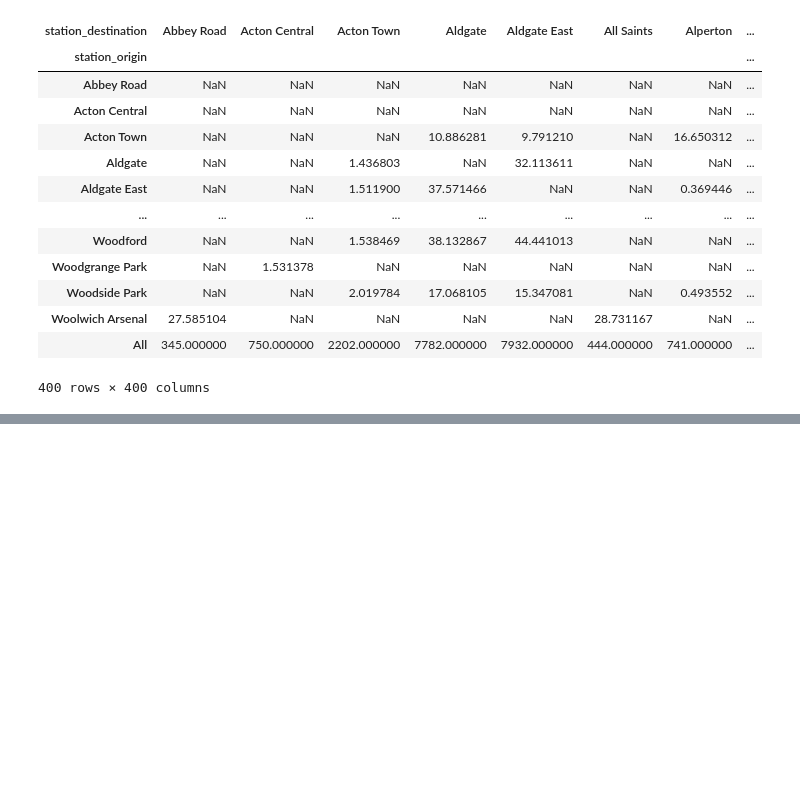
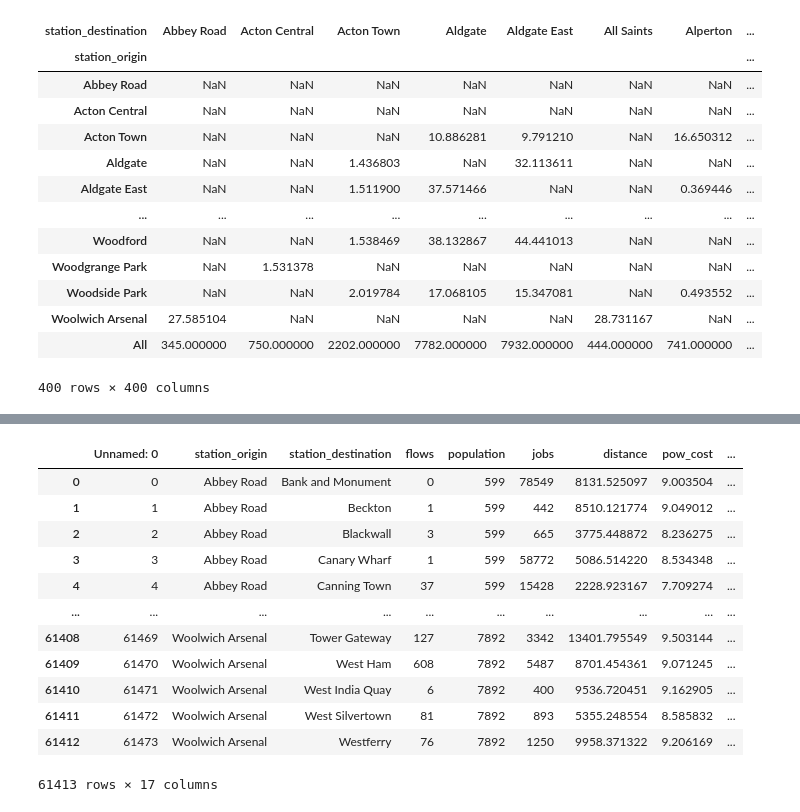
Before and after one commit to sokimura39/Urban_Simulation_Report, a Jupyter notebook: 02_spatial_interaction.ipynb, the cells around one changed output, grey strips where cells are left out. Saved outputs shown, nothing was run; the diff lists cells and outputs as text; code cells hidden in the pictures; blank space fills up the shorter version.

```diff
--- a/02_spatial_interaction.ipynb
+++ b/02_spatial_interaction.ipynb
@@ -488,0 +506,28 @@ Power: 0.4077121206134828
+# %%
+formula_orig_constrained_offset = 'flows ~ station_origin + np.log(jobs) -1'
+
+orig_model2_offset = smf.glm(
+    formula = formula_orig_constrained2,
+    data = od_df_new,
+    family = sm.families.Poisson(),
+    offset = od_df_new['beta_dist_exp']
+).fit()
+# %%
+# save the above results back into the data frame
+
+od_df_new['flow_pred_model2'] = orig_model2.mu
+od_df_new['flow_pred_model2_offset'] = orig_model2.mu
+# %%
+# get the parameters
+
+Ai_offset = pd.DataFrame(orig_model2_offset.params[:-1]).reset_index().rename(columns = {'index': 'name', 0: 'Ai_model2_offset'})
+gamma = orig_model2_offset.params['np.log(jobs)']
+# %%
+# remove annotations
+
+replace = ['station_origin[', ']']
+
+for r in replace:
+    Ai_offset['name'] = Ai_offset['name'].str.replace(r, '')
+
+Ai_offset
@@ -488,0 +548,20 @@ Power: 0.4077121206134828
+# %%
+# merge A_i with original dataframe
+
+od_df_merged = od_df_new.merge(Ai_offset, how = 'left', left_on = 'station_origin', right_on = 'name').drop(columns = 'name').copy()
+
+od_df_merged
+# %% [output]
+|  | Unnamed: 0 | station_origin | station_destination | flows | population | jobs | distance | pow_cost | ... |
+| 0 | 0 | Abbey Road | Bank and Monument | 0 | 599 | 78549 | 8131.525097 | 9.003504 | ... |
+| 1 | 1 | Abbey Road | Beckton | 1 | 599 | 442 | 8510.121774 | 9.049012 | ... |
+| 2 | 2 | Abbey Road | Blackwall | 3 | 599 | 665 | 3775.448872 | 8.236275 | ... |
+| 3 | 3 | Abbey Road | Canary Wharf | 1 | 599 | 58772 | 5086.514220 | 8.534348 | ... |
+| 4 | 4 | Abbey Road | Canning Town | 37 | 599 | 15428 | 2228.923167 | 7.709274 | ... |
+| ... | ... | ... | ... | ... | ... | ... | ... | ... | ... |
+| 61408 | 61469 | Woolwich Arsenal | Tower Gateway | 127 | 7892 | 3342 | 13401.795549 | 9.503144 | ... |
+| 61409 | 61470 | Woolwich Arsenal | West Ham | 608 | 7892 | 5487 | 8701.454361 | 9.071245 | ... |
+| 61410 | 61471 | Woolwich Arsenal | West India Quay | 6 | 7892 | 400 | 9536.720451 | 9.162905 | ... |
+| 61411 | 61472 | Woolwich Arsenal | West Silvertown | 81 | 7892 | 893 | 5355.248554 | 8.585832 | ... |
+| 61412 | 61473 | Woolwich Arsenal | Westferry | 76 | 7892 | 1250 | 9958.371322 | 9.206169 | ... |
+61413 rows × 17 columns
```
Also changed, not shown: parts of 33 cells of this notebook, 1 other file.
